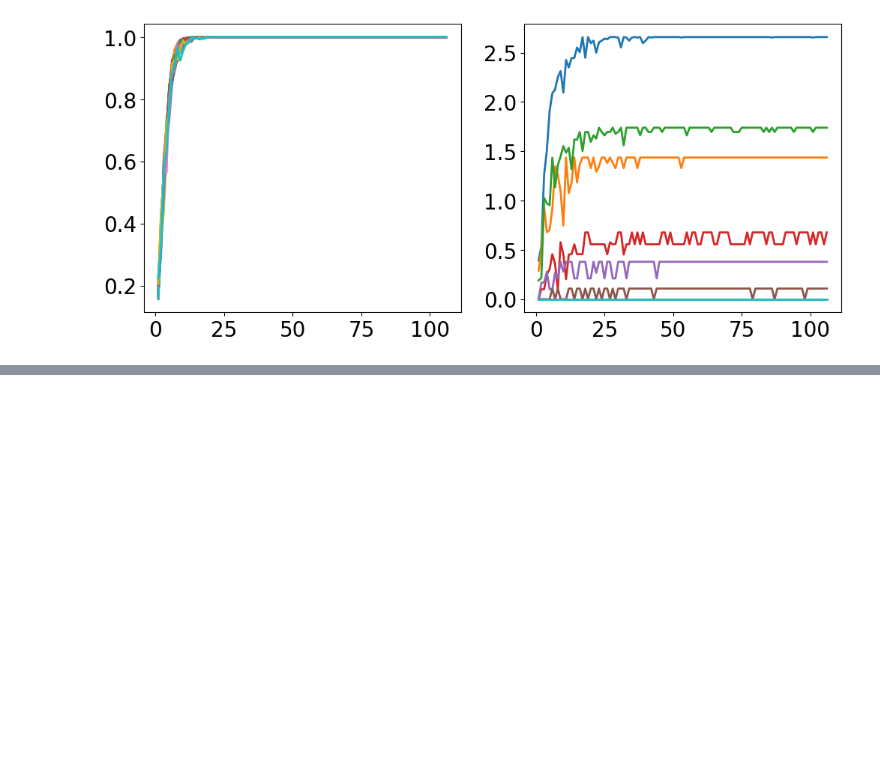
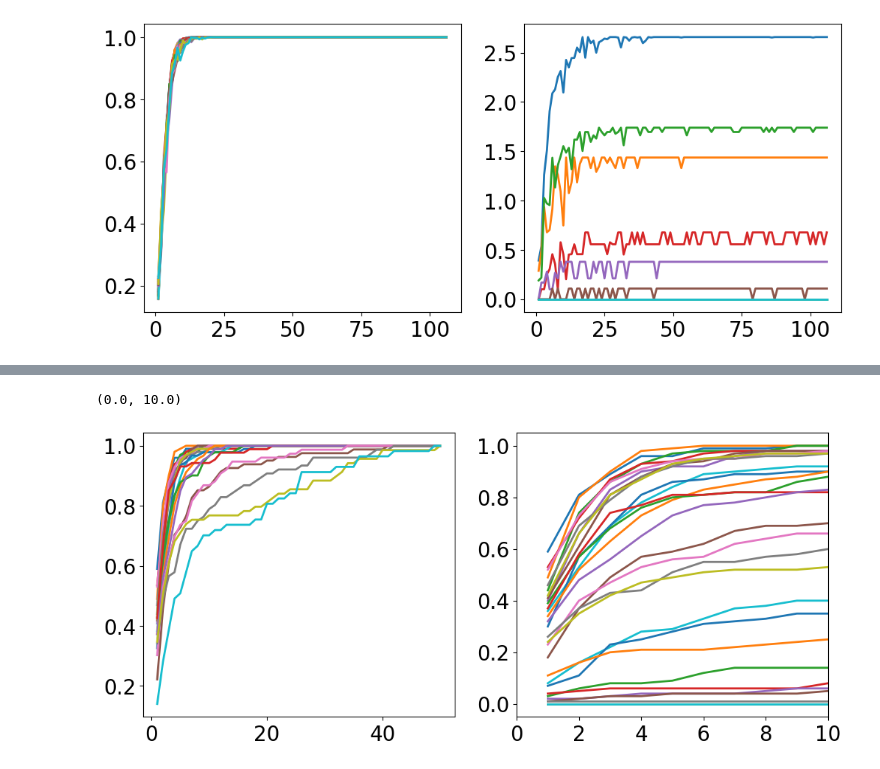
Before and after one commit to zsxqblz/classical_hayden_preskill, a Jupyter notebook: visualization/visualization_240323.ipynb, the cells around one changed output, grey strips where cells are left out. Cells and saved outputs as stored; diff of their text form; code cells hidden in the pictures; blank space fills up the shorter version.

```diff
--- a/visualization/visualization_240323.ipynb
+++ b/visualization/visualization_240323.ipynb
@@ -58 +74,16 @@ nAsites=1,nBsites=100,
+# %%
+plt.figure(figsize=(12,5))
+plt.subplot(1,2,1)
+for pertb_idx in range(0,20,1):
+    plt.plot(nmeas_l, S_ave_arr[pertb_idx,:,-1] / S_ave_arr[pertb_idx,-1,-1])
+
+# plt.xlim([0,10])
+plt.subplot(1,2,2)
+for pertb_idx in range(0,30,1):
+    plt.plot(nmeas_l, S_ave_arr[pertb_idx,:,-1])
+
+plt.xlim([0,10])
+# %% [output]
+(0.0, 10.0)
+[figure, added]
 # %%
```
Also changed, not shown: parts of 10 cells of this notebook, 2 other files.
